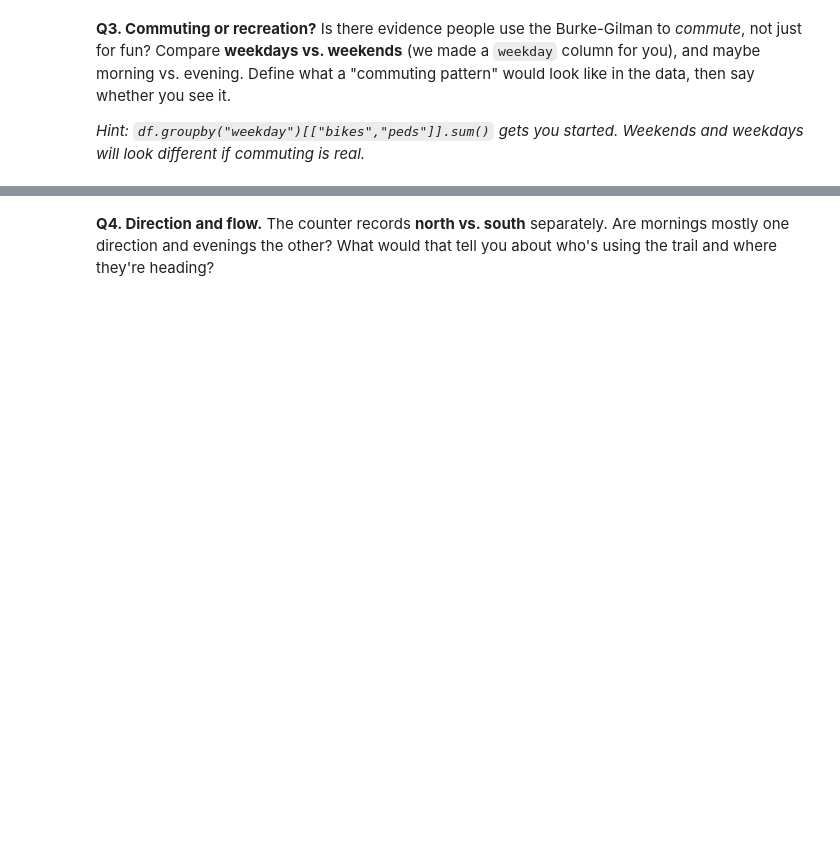
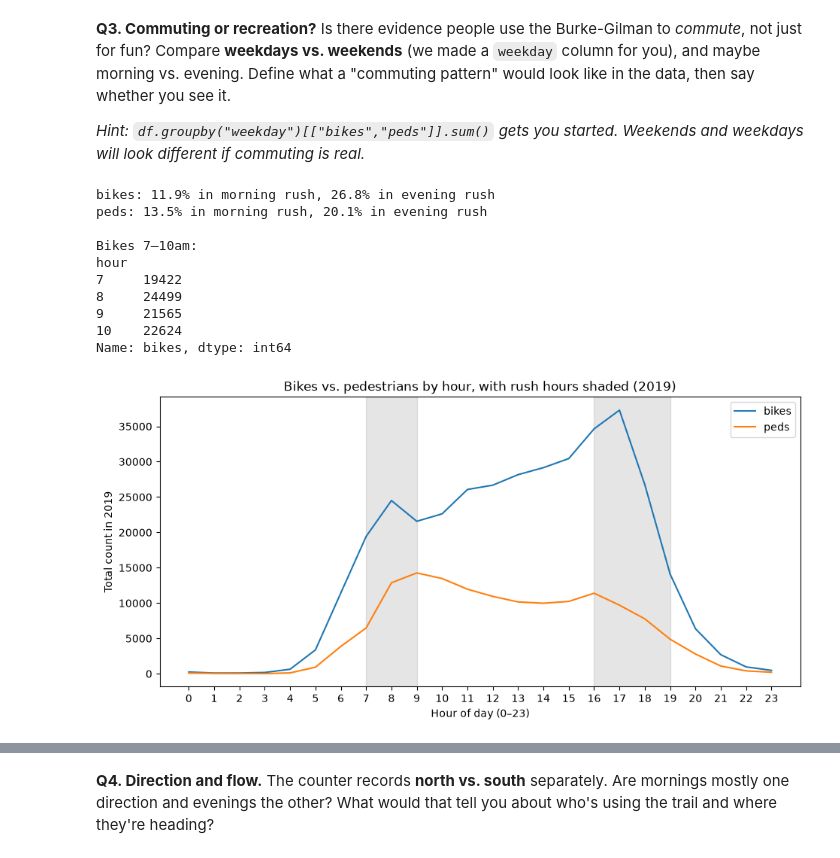
Before and after one commit to pawatp-uw/hcde-410, a Jupyter notebook: A1/A1.ipynb, the cells around one changed output, grey strips where cells are left out. Saved outputs shown, nothing was run; the diff lists cells and outputs as text; code cells hidden in the pictures; blank space fills up the shorter version.

```diff
--- a/A1/A1.ipynb
+++ b/A1/A1.ipynb
@@ -121,6 +251,43 @@ Is there evidence people use the Burke-Gilman to *commute*, not just for fun? Co
 *Hint: `df.groupby("weekday")[["bikes","peds"]].sum()` gets you started. Weekends and weekdays will look different if commuting is real.*
 # %%
 # Your code for Q3
+
+# Rush-hour windows used to test for a commuting pattern
+morning_rush = [7, 8]         # 7–9am
+evening_rush = [16, 17, 18]   # 4–7pm
+
+# Percent of each group's yearly traffic that falls in each rush window
+for group in ["bikes", "peds"]:
+    total = hourly[group].sum()
+    am = hourly.loc[morning_rush, group].sum() / total * 100
+    pm = hourly.loc[evening_rush, group].sum() / total * 100
+    print(f"{group}: {am:.1f}% in morning rush, {pm:.1f}% in evening rush")
+
+# Hourly bike counts around the morning rush, to check for a separate morning peak
+print("\nBikes 7–10am:")
+print(hourly.loc[7:10, "bikes"])
+
+# Bikes and peds by hour, with rush hours shaded
+hourly[["bikes", "peds"]].plot(figsize=(11, 5))
+plt.axvspan(7, 9, color="gray", alpha=0.2)
+plt.axvspan(16, 19, color="gray", alpha=0.2)
+plt.title("Bikes vs. pedestrians by hour, with rush hours shaded (2019)")
+plt.xlabel("Hour of day (0–23)")
+plt.ylabel("Total count in 2019")
+plt.xticks(range(0, 24))
+plt.show()
+# %% [output]
+bikes: 11.9% in morning rush, 26.8% in evening rush
+peds: 13.5% in morning rush, 20.1% in evening rush
+
+Bikes 7–10am:
+hour
+7     19422
+8     24499
+9     21565
+10    22624
+Name: bikes, dtype: int64
+[figure, added]
 # %% [markdown]
 **Your Q3 answer:**
 
```
Also changed, not shown: parts of 14 cells of this notebook, 1 other file.
